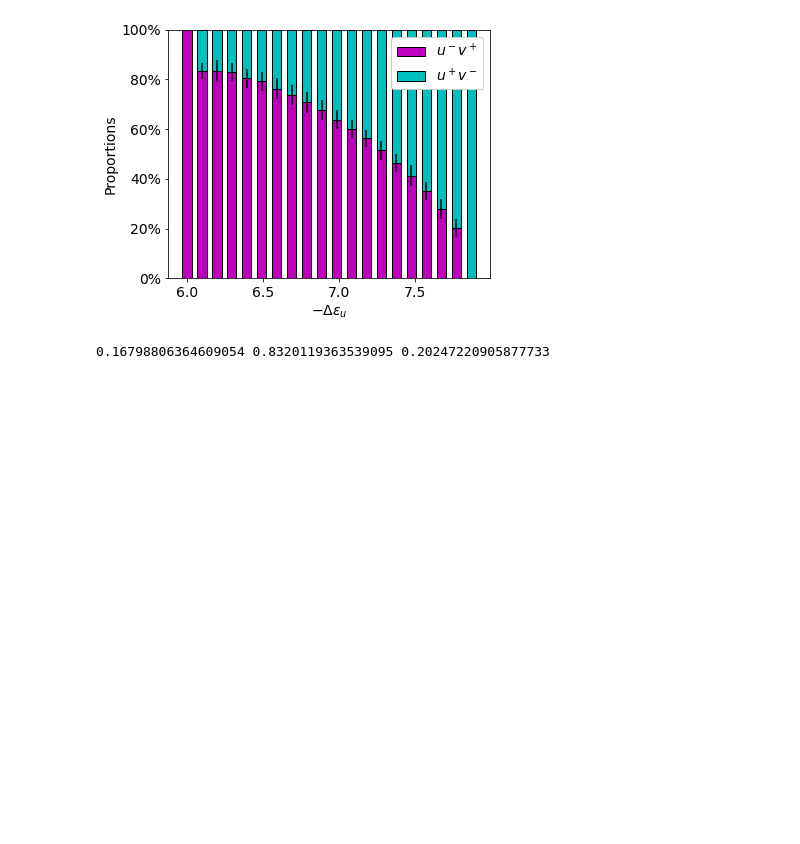
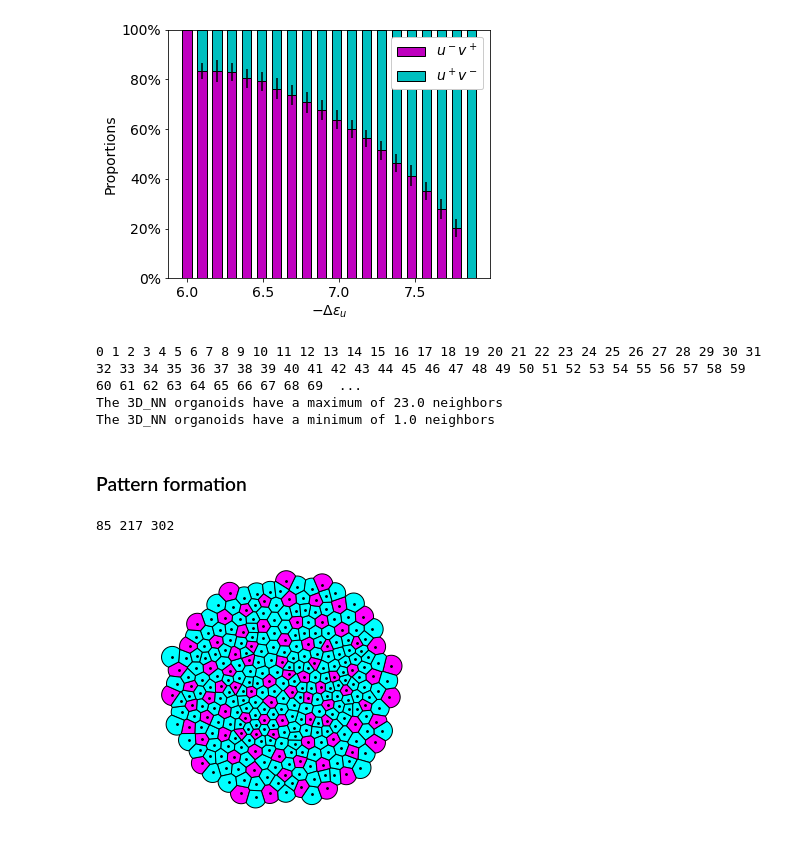
Before and after one commit to SchardtS/Cell-Differentiation, a Jupyter notebook: PhD Thesis (Images).ipynb, the cells around one changed output. Cells and saved outputs as stored; diff of their text form; code cells hidden in the pictures; blank space fills up the shorter version.

Commit message:
NN pattern formation

```diff
--- a/PhD Thesis (Images).ipynb
+++ b/PhD Thesis (Images).ipynb
@@ -1337,7 +1337,43 @@ plt.savefig('Results/PhD Thesis/Cell type proportions/'+str(dim)+'D_'+signal+'.p
 Organoids have around 1020.719 +/- 148.46707808681967 cells
 1020.719 148.46707808681967
 [figure]
-# %%
-print(1- prop.Fate[1], prop.Fate[1], prop.Fate[18])
-# %% [output]
-0.16798806364609054 0.8320119363539095 0.20247220905877733
+# %%
+import numpy as np
+import matplotlib.pyplot as plt
+from Organoid import Organoid
+import pandas as pd
+
+dim = 3
+signal = 'NN'
+
+Data = pd.read_csv('Results/PhD Thesis/Cell type proportions/'+str(dim)+'D_'+signal+'.csv')
+
+N_mean = 0
+N_max = 0
+N_min = 100
+for ID in Data.ID.unique():
+    print(ID, end=' ')
+    organoid = Data[Data.ID == ID]
+    organoid.to_csv('test.csv', index = False)
+
+    org = Organoid()
+    org.nofSteps = 2
+    org.evolution(T = 0, file='test.csv', dim=dim, ignore=['division', 'displacement'])
+
+    adjacency = org.GraphDist.copy()
+    adjacency[adjacency > 1] = 0
+    neighbors = adjacency.sum(1)
+
+    N_mean += neighbors.mean()/len(Data.ID.unique())
+    N_max = max(neighbors.max(), N_max)
+    N_min = min(neighbors.min(), N_min)
+
+print('The '+str(dim)+'D_'+signal+' organoids have a mean of', N_mean, 'neighbors')
+print('The '+str(dim)+'D_'+signal+' organoids have a maximum of', N_max, 'neighbors')
+print('The '+str(dim)+'D_'+signal+' organoids have a minimum of', N_min, 'neighbors')
+# %% [output]
+0 1 2 3 4 5 6 7 8 9 10 11 12 13 14 15 16 17 18 19 20 21 22 23 24 25 26 27 28 29 30 31 32 33 34 35 36 37 38 39 40 41 42 43 44 45 46 47 48 49 50 51 52 53 54 55 56 57 58 59 60 61 62 63 64 65 66 67 68 69  ...
+The 3D_NN organoids have a maximum of 23.0 neighbors
+The 3D_NN organoids have a minimum of 1.0 neighbors
+# %% [markdown]
+### Pattern formation
@@ -1343,0 +1395,12 @@ print(1- prop.Fate[1], prop.Fate[1], prop.Fate[18])
+# %%
+org = Organoid()
+org.eps_N = -7.8
+org.evolution(T=200, dim=2, file='Results/PhD pattern/Data.csv', ignore=['division', 'displacement'])
+print(len(org.G[org.G > org.N]), org.nofCells-len(org.G[org.G > org.N]), org.nofCells)
+plt.figure(figsize=[6.4, 4.8])
+org.cellPlot(org.G, radius = 'mean')
+#plt.savefig('Results/PhD Thesis/Pattern formation/NN_eps_u='+str(-org.eps_N)+'.png', transparent = True)
+#plt.savefig('Results/PhD Thesis/Pattern formation/NN_eps_u='+str(-org.eps_N)+'.pdf', transparent = True)
+# %% [output]
+85 217 302
+[figure, added]
```
Also changed, not shown: parts of 6 cells of this notebook, 3 other files.
